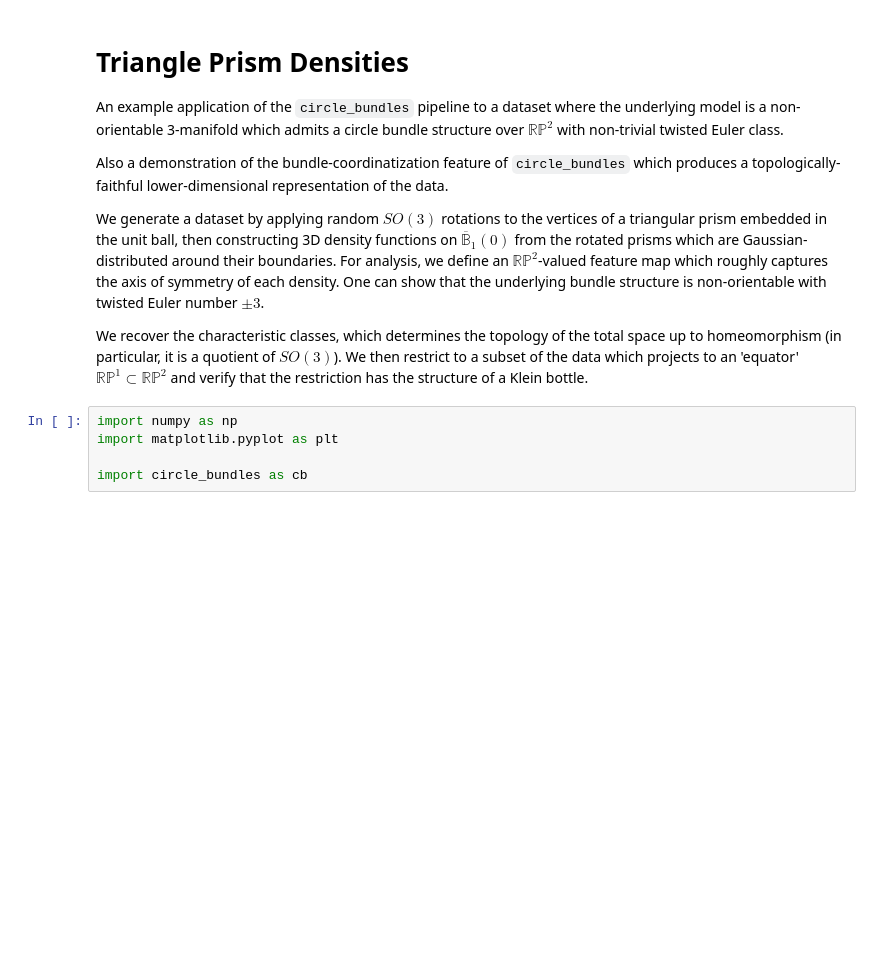
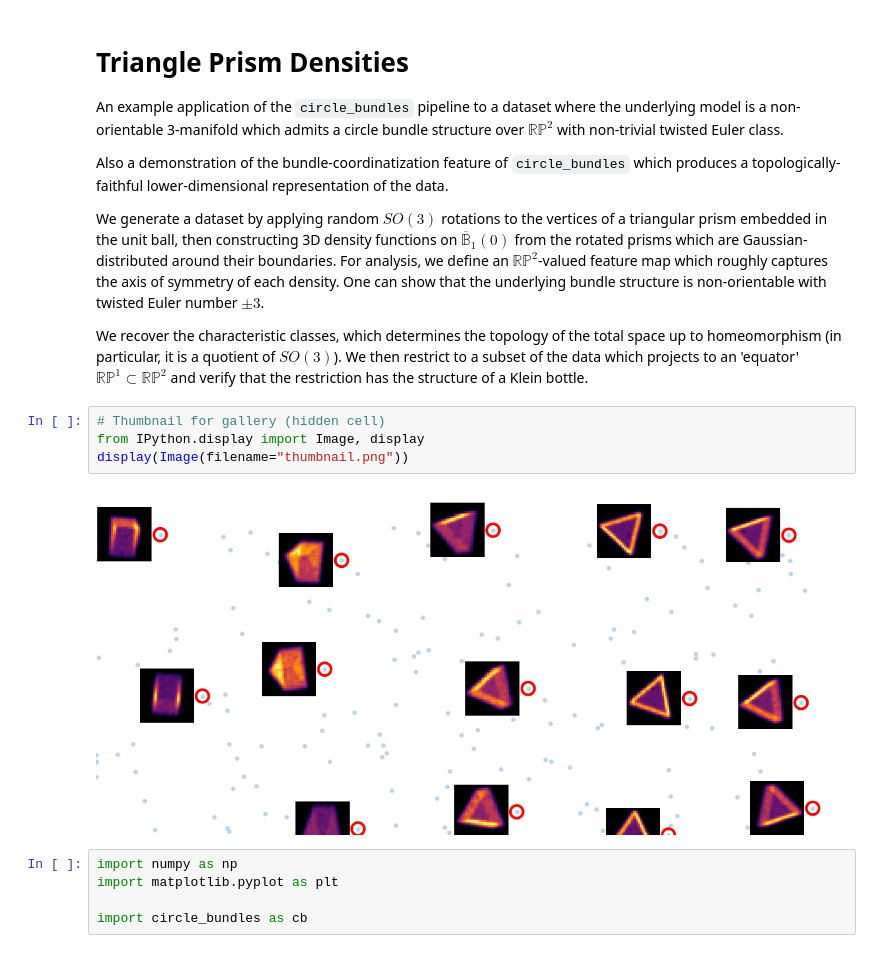
Before and after one commit to bradturow/Circle_Bundles, a Jupyter notebook: notebooks/tutorials/all/06_tri_prism_densities.ipynb, the cells around one changed output. Saved outputs shown, nothing was run; the diff lists cells and outputs as text; blank space fills up the shorter version.

```diff
--- a/notebooks/tutorials/all/06_tri_prism_densities.ipynb
+++ b/notebooks/tutorials/all/06_tri_prism_densities.ipynb
@@ -8,6 +8,12 @@ Also a demonstration of the bundle-coordinatization feature of `circle_bundles`
 We generate a dataset by applying random $SO(3)$ rotations to the vertices of a triangular prism embedded in the unit ball, then constructing 3D density functions on $\overline{\mathbb{B}}_{1}(0)$ from the rotated prisms which are Gaussian-distributed around their boundaries.  For analysis, we define an $\mathbb{RP}^{2}$-valued feature map which roughly captures the axis of symmetry of each density. One can show that the underlying bundle structure is non-orientable with twisted Euler number $\pm 3$.
 
 We recover the characteristic classes, which determines the topology of the total space up to homeomorphism (in particular, it is a quotient of $SO(3)$). We then restrict to a subset of the data which projects to an 'equator' $\mathbb{RP}^{1}\subset\mathbb{RP}^{2}$ and verify that the restriction has the structure of a Klein bottle.
+# %%
+# Thumbnail for gallery (hidden cell)
+from IPython.display import Image, display
+display(Image(filename="thumbnail.png"))
+# %% [output]
+[figure, added]
 # %%
 import numpy as np
 import matplotlib.pyplot as plt
```
Also changed, not shown: 7 other files.
